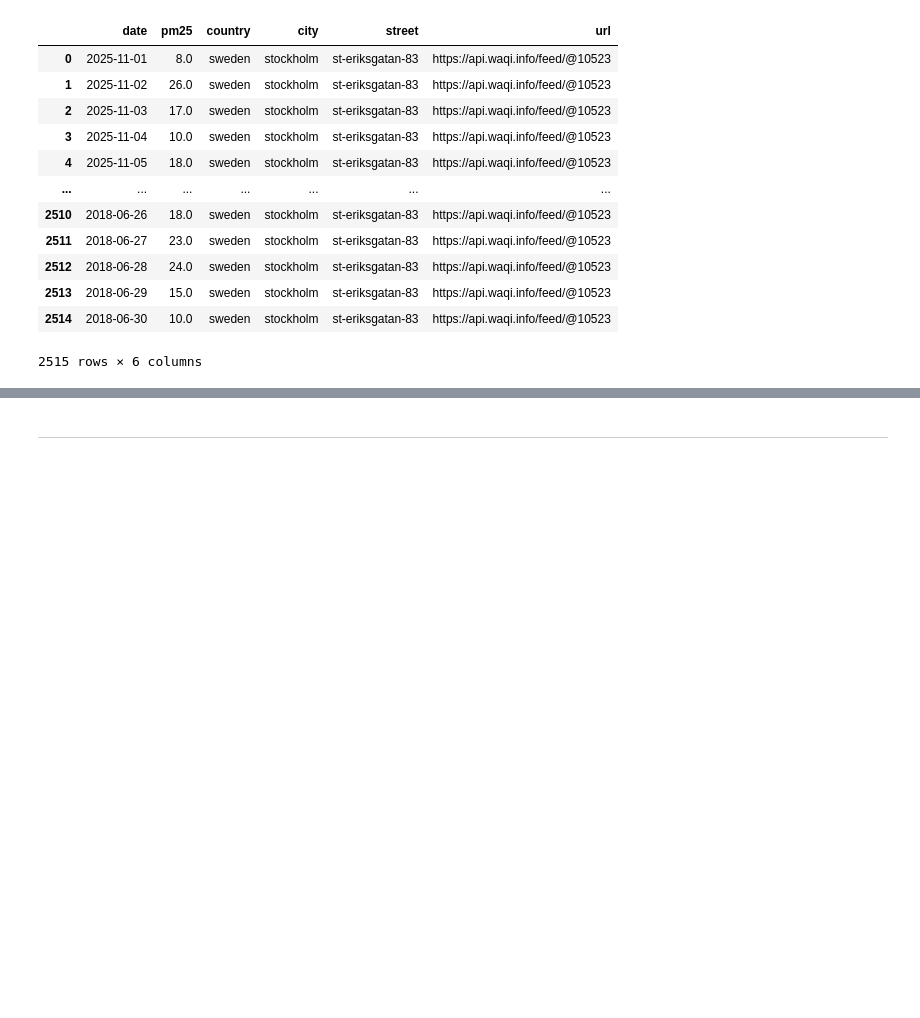
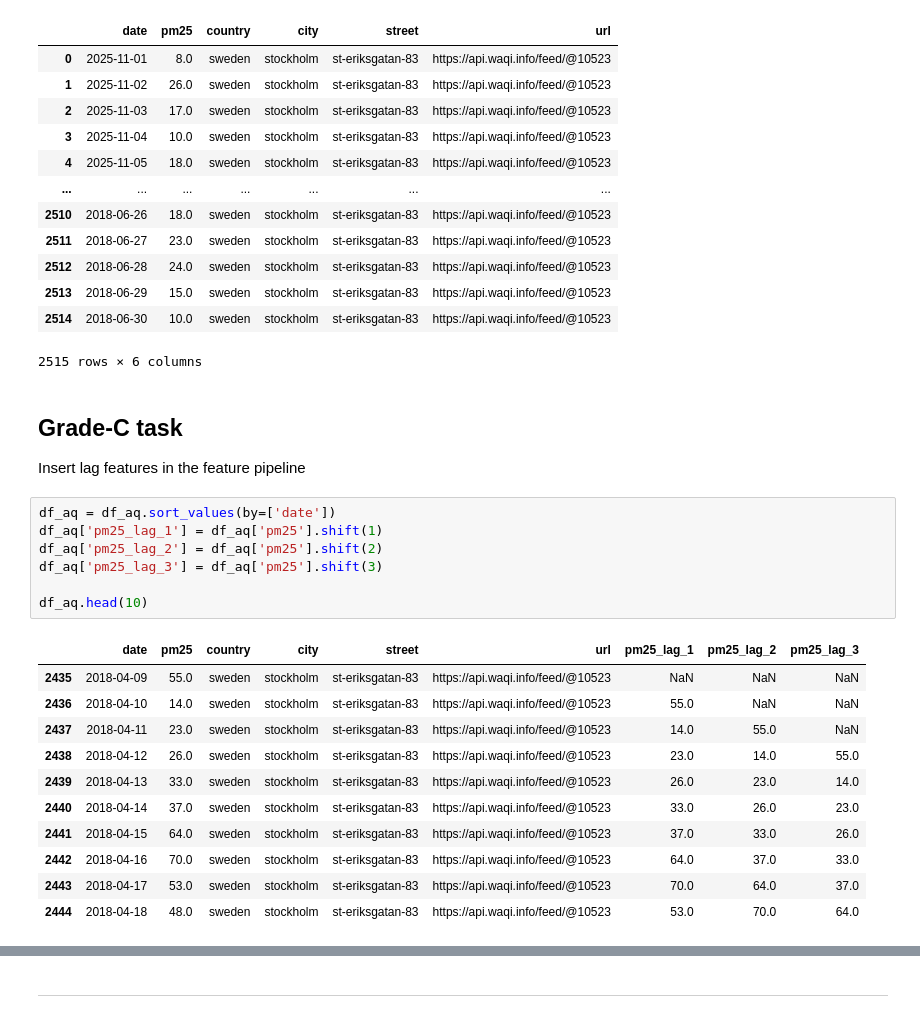
Before and after one commit to Fredrikstrm/mlfs-book, a Jupyter notebook: notebooks/airquality/1_air_quality_feature_backfill.ipynb, the cells around one changed output, grey strips where cells are left out. Drawn from its saved outputs; the diff is of its cells as text; blank space fills up the shorter version.

Commit message:
C-level tasks

```diff
--- a/notebooks/airquality/1_air_quality_feature_backfill.ipynb
+++ b/notebooks/airquality/1_air_quality_feature_backfill.ipynb
@@ -349,6 +350,28 @@ df_aq
 | 2513 | 2018-06-29 | 15.0 | sweden | stockholm | st-eriksgatan-83 | https://api.waqi.info/feed/@10523 |
 | 2514 | 2018-06-30 | 10.0 | sweden | stockholm | st-eriksgatan-83 | https://api.waqi.info/feed/@10523 |
 2515 rows × 6 columns
+# %% [markdown]
+## Grade-C task
+Insert lag features in the feature pipeline
+# %%
+df_aq = df_aq.sort_values(by=['date'])
+df_aq['pm25_lag_1'] = df_aq['pm25'].shift(1)
+df_aq['pm25_lag_2'] = df_aq['pm25'].shift(2)
+df_aq['pm25_lag_3'] = df_aq['pm25'].shift(3)
+
+df_aq.head(10)
+# %% [output]
+|  | date | pm25 | country | city | street | url | pm25_lag_1 | pm25_lag_2 | pm25_lag_3 |
+| 2435 | 2018-04-09 | 55.0 | sweden | stockholm | st-eriksgatan-83 | https://api.waqi.info/feed/@10523 | NaN | NaN | NaN |
+| 2436 | 2018-04-10 | 14.0 | sweden | stockholm | st-eriksgatan-83 | https://api.waqi.info/feed/@10523 | 55.0 | NaN | NaN |
+| 2437 | 2018-04-11 | 23.0 | sweden | stockholm | st-eriksgatan-83 | https://api.waqi.info/feed/@10523 | 14.0 | 55.0 | NaN |
+| 2438 | 2018-04-12 | 26.0 | sweden | stockholm | st-eriksgatan-83 | https://api.waqi.info/feed/@10523 | 23.0 | 14.0 | 55.0 |
+| 2439 | 2018-04-13 | 33.0 | sweden | stockholm | st-eriksgatan-83 | https://api.waqi.info/feed/@10523 | 26.0 | 23.0 | 14.0 |
+| 2440 | 2018-04-14 | 37.0 | sweden | stockholm | st-eriksgatan-83 | https://api.waqi.info/feed/@10523 | 33.0 | 26.0 | 23.0 |
+| 2441 | 2018-04-15 | 64.0 | sweden | stockholm | st-eriksgatan-83 | https://api.waqi.info/feed/@10523 | 37.0 | 33.0 | 26.0 |
+| 2442 | 2018-04-16 | 70.0 | sweden | stockholm | st-eriksgatan-83 | https://api.waqi.info/feed/@10523 | 64.0 | 37.0 | 33.0 |
+| 2443 | 2018-04-17 | 53.0 | sweden | stockholm | st-eriksgatan-83 | https://api.waqi.info/feed/@10523 | 70.0 | 64.0 | 37.0 |
+| 2444 | 2018-04-18 | 48.0 | sweden | stockholm | st-eriksgatan-83 | https://api.waqi.info/feed/@10523 | 53.0 | 70.0 | 64.0 |
 # %%
 df_aq.info()
 # %% [output]
```
Also changed, not shown: parts of 13 cells of this notebook, 11 other files.
